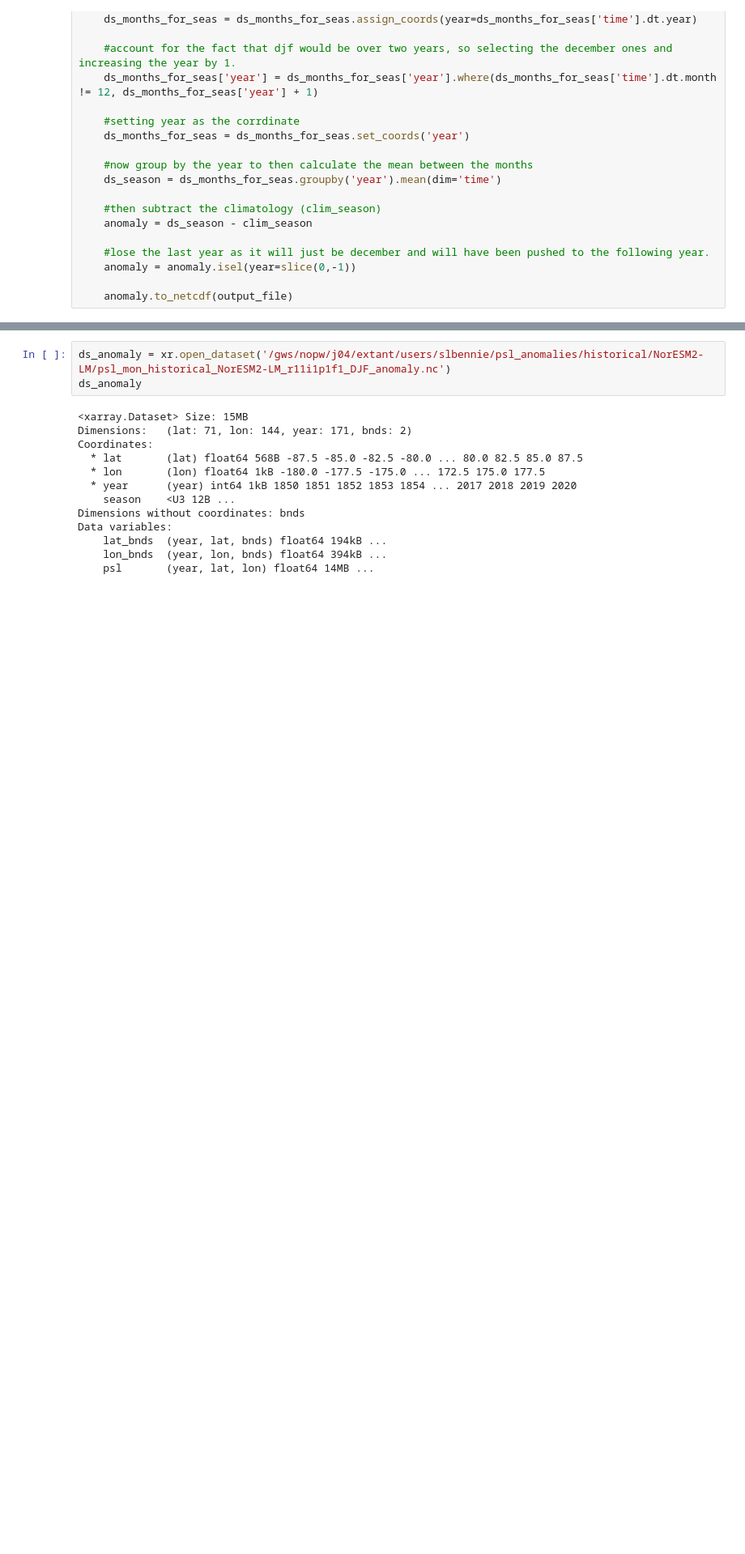
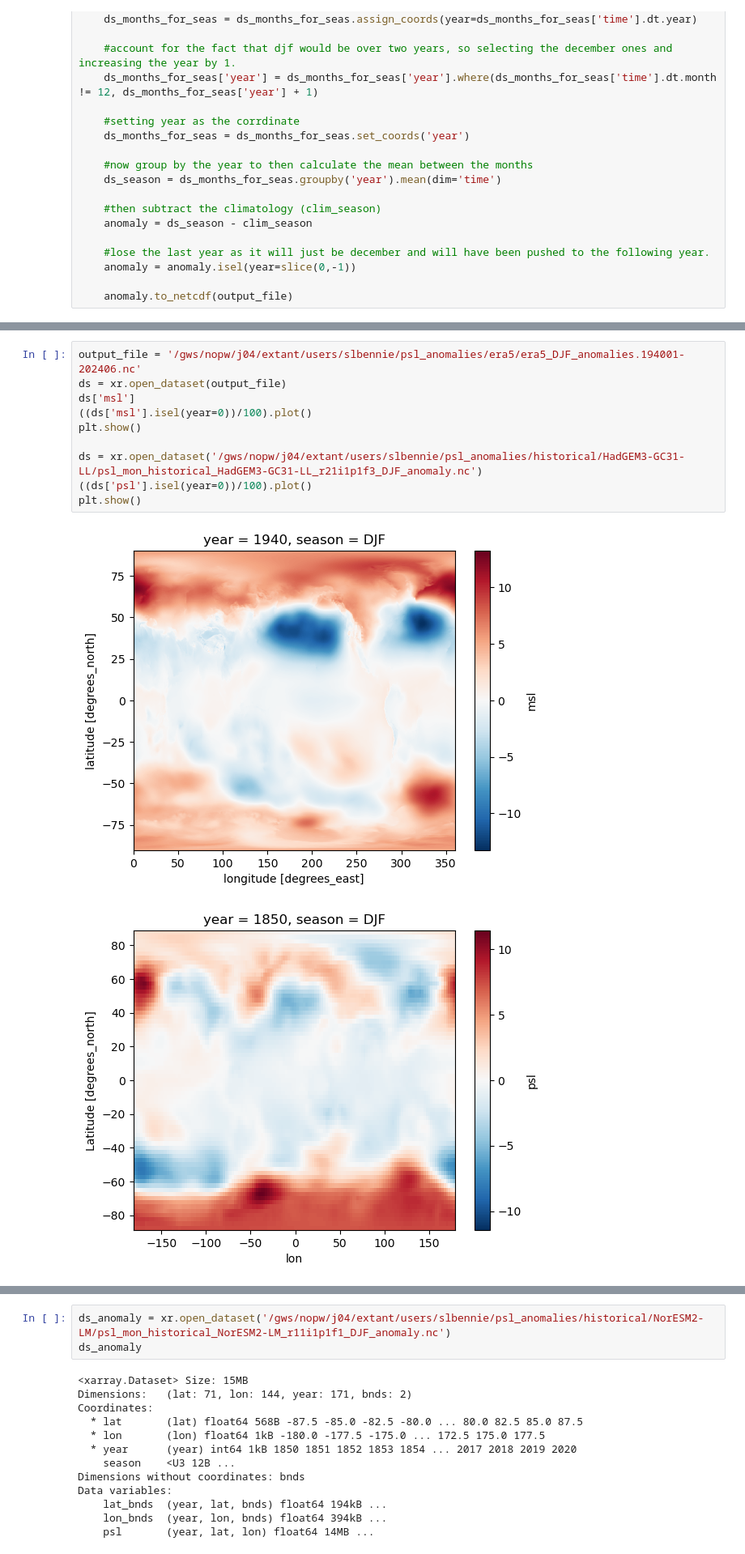
Before and after one commit to slbennie/scripts_trend_projections, a Jupyter notebook: ens_spat_means&anomalies/Seasonal_anomlaies_calculation.ipynb, the cells around one changed output, grey strips where cells are left out. Shown: that part at 81% size. Cells and saved outputs as stored; diff of their text form; blank space fills up the shorter version.

```diff
--- a/ens_spat_means&anomalies/Seasonal_anomlaies_calculation.ipynb
+++ b/ens_spat_means&anomalies/Seasonal_anomlaies_calculation.ipynb
@@ -48,3 +71,16 @@ def find_psl_anomaly(ds, var, seas, output_file):
+# %%
+output_file = '/gws/nopw/j04/extant/users/slbennie/psl_anomalies/era5/era5_DJF_anomalies.194001-202406.nc'
+ds = xr.open_dataset(output_file)
+ds['msl']
+((ds['msl'].isel(year=0))/100).plot()
+plt.show()
+
+ds = xr.open_dataset('/gws/nopw/j04/extant/users/slbennie/psl_anomalies/historical/HadGEM3-GC31-LL/psl_mon_historical_HadGEM3-GC31-LL_r21i1p1f3_DJF_anomaly.nc')
+((ds['psl'].isel(year=0))/100).plot()
+plt.show()
+# %% [output]
+[figure, added]
+[figure, added]
 # %%
 #setting up to loop through all HadGem3 historical and for djf
 #variable = 'psl'
```
Also changed, not shown: parts of 9 cells of this notebook, 1 other file.
